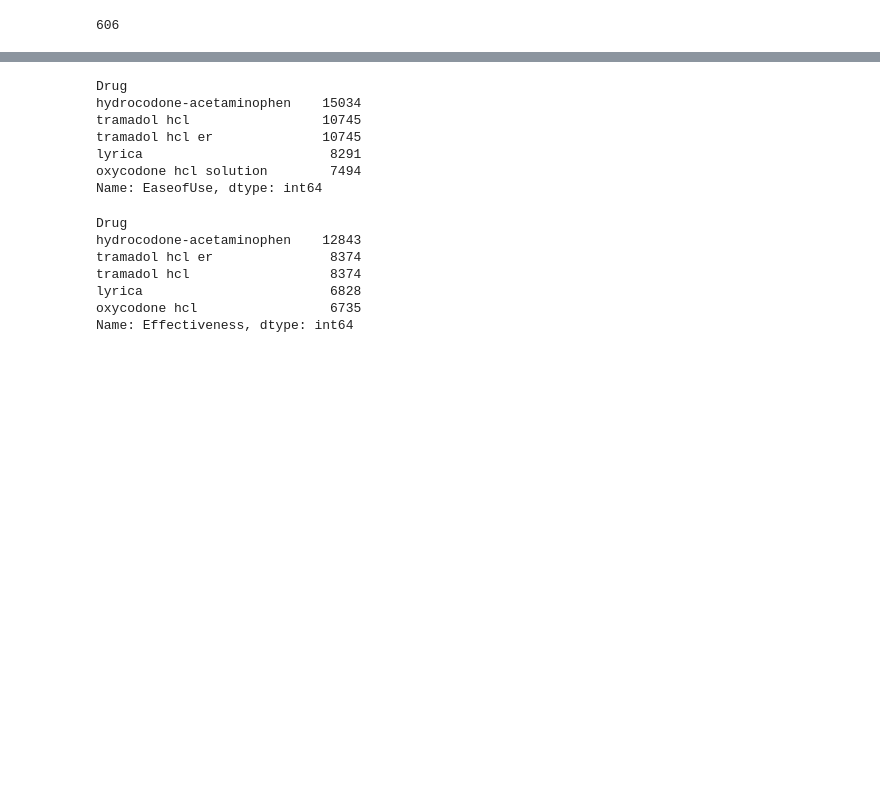
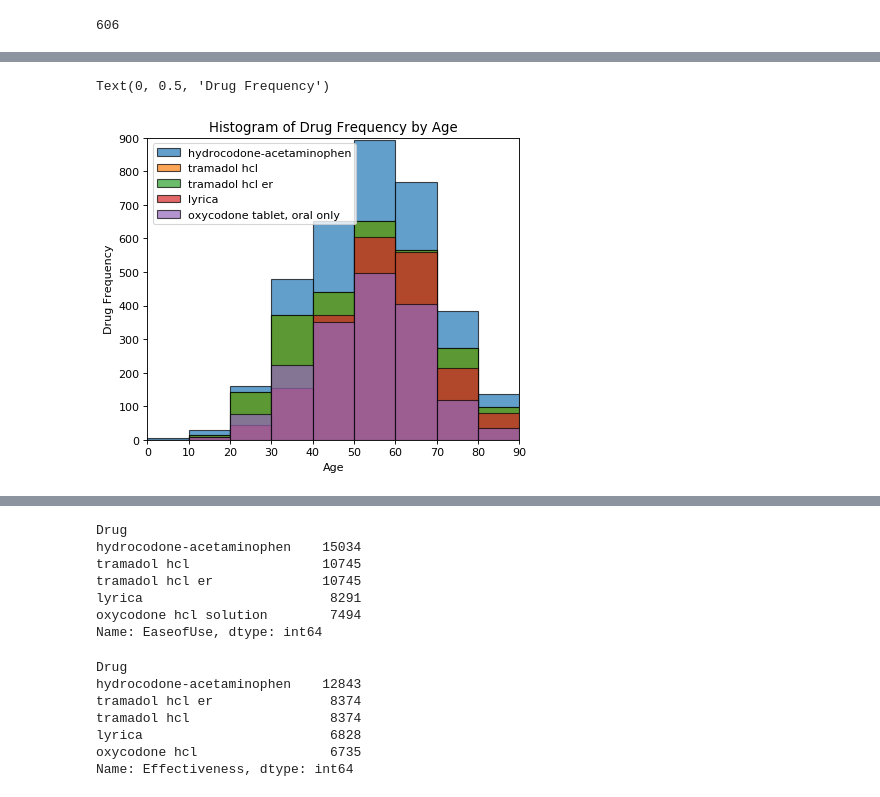
Before and after one commit to danielabebe1/CapstoneProject1, a Jupyter notebook: CapstoneProject1a.ipynb, the cells around one changed output, grey strips where cells are left out. Cells and saved outputs as stored; diff of their text form; code cells hidden in the pictures; blank space fills up the shorter version.

```diff
--- a/CapstoneProject1a.ipynb
+++ b/CapstoneProject1a.ipynb
@@ -505,0 +321,17 @@ Text(0, 0.5, 'Drug Frequency')
+# %%
+#figure size
+plt.figure(figsize=(6,5), dpi= 80)
+bins=[0,10,20,30,40,50,60,70,80, 90]
+
+# Iterate through each of the five drugs
+for medicine in top_five:
+    subset=top_five_drug[top_five_drug['Drug']==medicine]
+    plt.hist(subset['Age'],bins=bins,alpha=0.7, edgecolor='k',
+                label=medicine)
+plt.xlim(0,90)
+plt.ylim(0,900)
+plt.legend()
+plt.title('Histogram of Drug Frequency by Age'); plt.xlabel('Age'); plt.ylabel('Drug Frequency')
+# %% [output]
+Text(0, 0.5, 'Drug Frequency')
+[figure, added]
```
Also changed, not shown: parts of 155 cells of this notebook.
